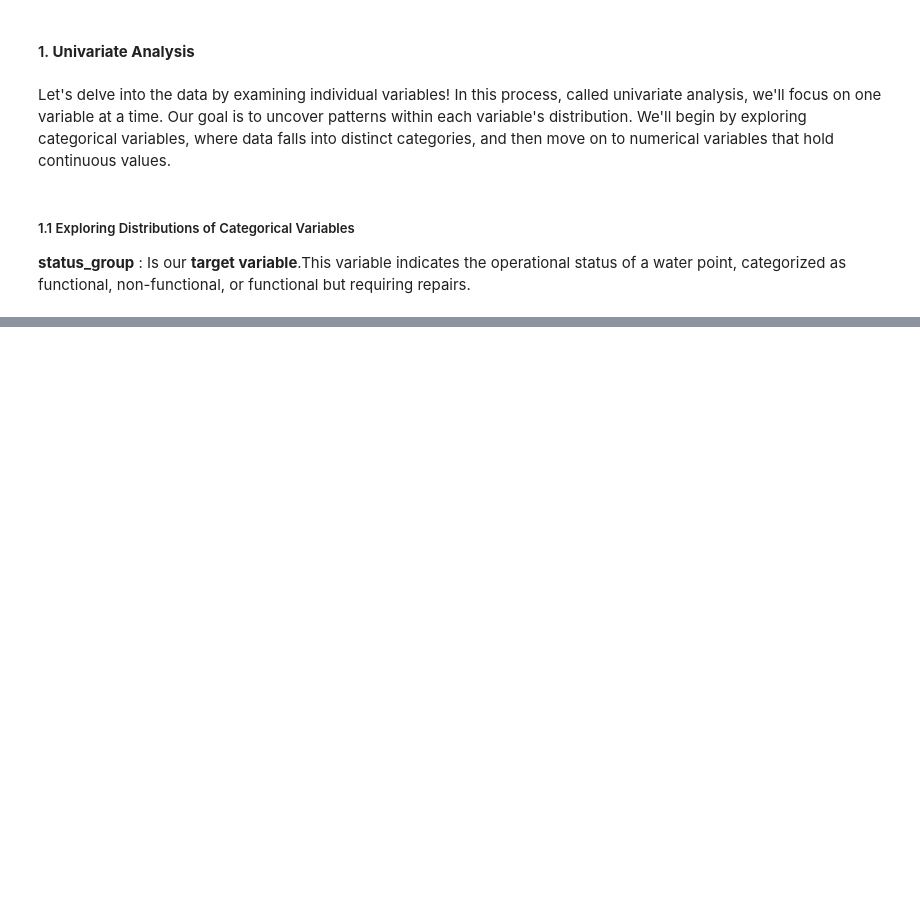
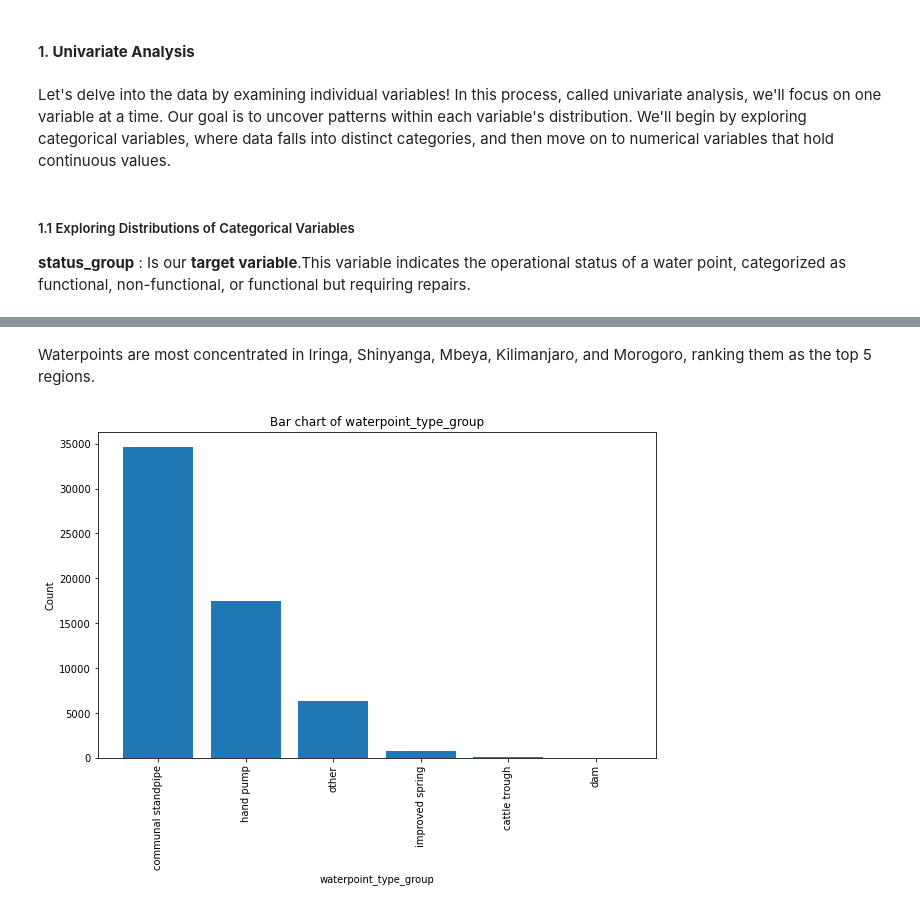
Before and after one commit to Cdasilver29/well-classification-documented, a Jupyter notebook: Technical.ipynb, the cells around one changed output, grey strips where cells are left out. Drawn from its saved outputs; the diff is of its cells as text; code cells hidden in the pictures; blank space fills up the shorter version.

```diff
--- a/Technical.ipynb
+++ b/Technical.ipynb
@@ -956,0 +966,6 @@ plt.show()
+# %% [markdown]
+Waterpoints are most concentrated in Iringa, Shinyanga, Mbeya, Kilimanjaro, and Morogoro, ranking them as the top 5 regions.
+# %%
+bar_chart('waterpoint_type_group')
+# %% [output]
+[figure, added]
```
Also changed, not shown: parts of 14 cells of this notebook.
